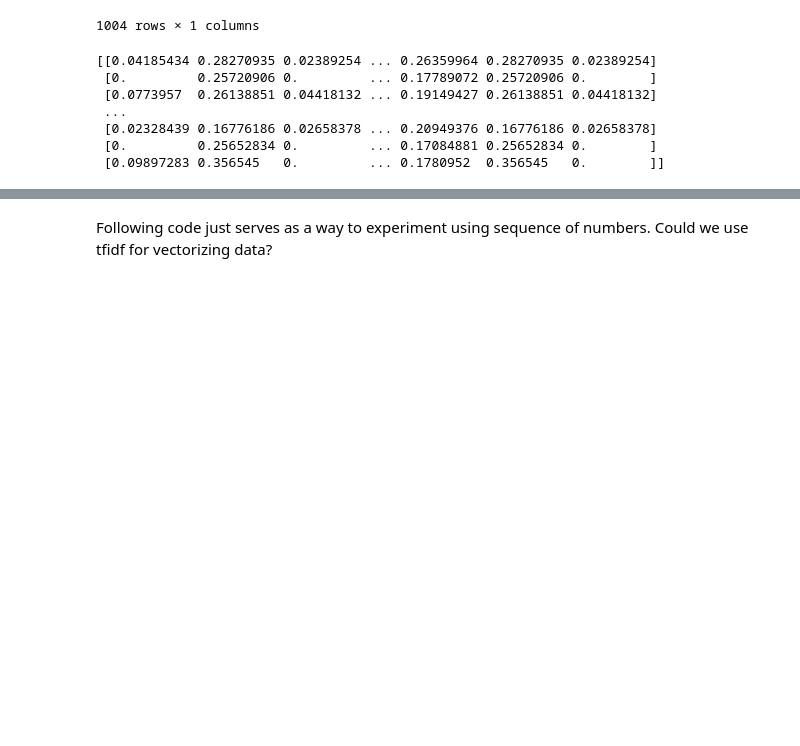
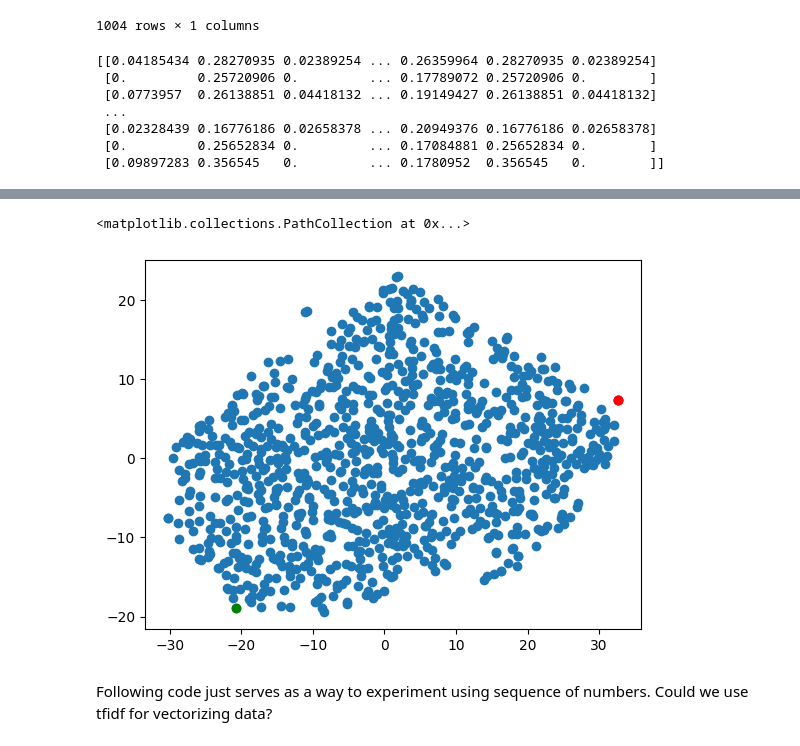
Before and after one commit to Request-analysis-ML/request-analyzer-model, a Jupyter notebook: score_based.ipynb, the cells around one changed output, grey strips where cells are left out. Drawn from its saved outputs; the diff is of its cells as text; code cells hidden in the pictures; blank space fills up the shorter version.

Commit message:
added t-SNE visualization

```diff
--- a/score_based.ipynb
+++ b/score_based.ipynb
@@ -112,6 +114,20 @@ df2.sort_values(by=["tfidf"], ascending=False)
 | profile | 0.000000 |
 | report | 0.000000 |
 | userconfig | 0.000000 |
+# %%
+#Visualizing data with t-SNE
+embedded_data = TSNE(perplexity=50.0, n_iter=2000).fit_transform(np.asarray(vect_logs.todense()))
+spammer1 = embedded_data[5]
+spammer2 = embedded_data[6]
+dataScraper = embedded_data[7]
+# %%
+plt.scatter(embedded_data[:,0], embedded_data[:,1])
+plt.scatter(spammer1[0],spammer1[1], color='red')
+plt.scatter(spammer2[0],spammer2[1], color='red')
+plt.scatter(dataScraper[0],dataScraper[1], color='green')
+# %% [output]
+<matplotlib.collections.PathCollection at 0x...>
+[figure, added]
 # %% [markdown]
 Following code just serves as a way to experiment using sequence of numbers. Could we use tfidf for vectorizing data?
 # %%
```
Also changed, not shown: parts of 3 cells of this notebook.
